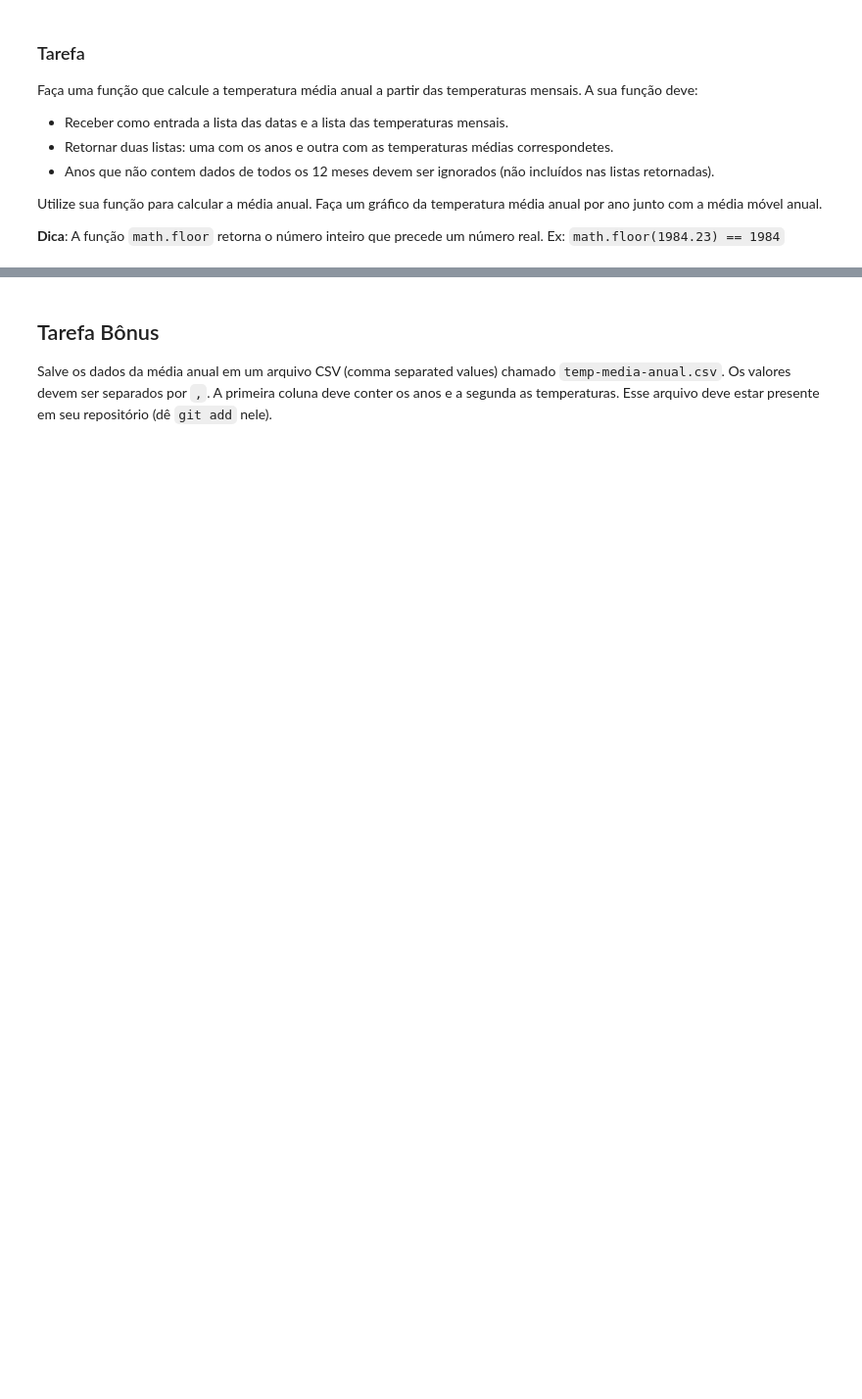
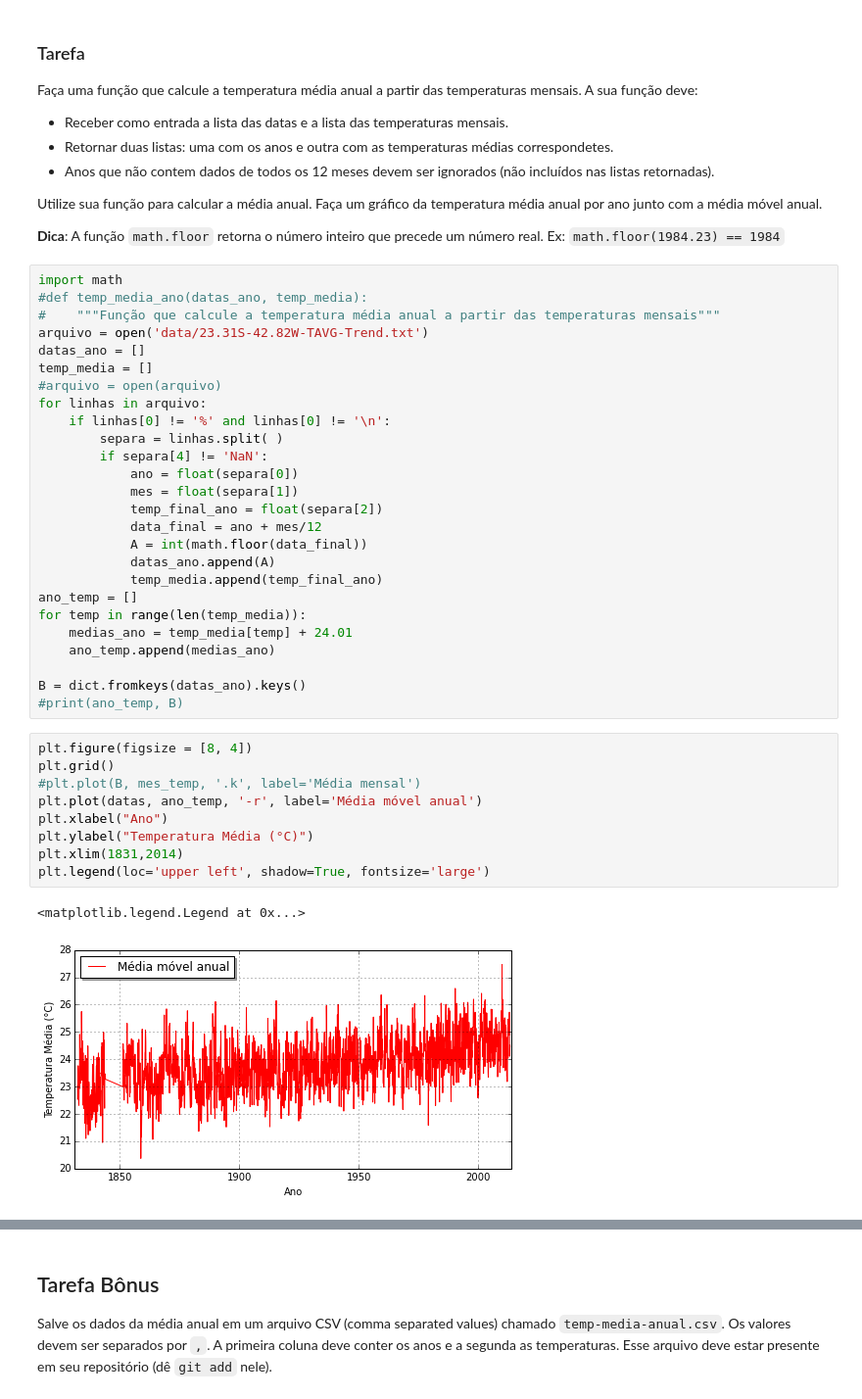
Before and after one commit to mat-esp-2015/capstone-tres_por_cento, a Jupyter notebook: capstone.ipynb, the cells around one changed output, grey strips where cells are left out. Shown at 98% size. Drawn from its saved outputs; the diff is of its cells as text; blank space fills up the shorter version.

```diff
--- a/capstone.ipynb
+++ b/capstone.ipynb
@@ -125,6 +146,44 @@ Faça uma função que calcule a temperatura média anual a partir das temperatu
 Utilize sua função para calcular a média anual. Faça um gráfico da temperatura média anual por ano junto com a média móvel anual.
 
 **Dica**: A função `math.floor` retorna o número inteiro que precede um número real. Ex: `math.floor(1984.23) == 1984`
+# %%
+import math
+#def temp_media_ano(datas_ano, temp_media):
+#    """Função que calcule a temperatura média anual a partir das temperaturas mensais"""
+arquivo = open('data/23.31S-42.82W-TAVG-Trend.txt')
+datas_ano = []
+temp_media = []
+#arquivo = open(arquivo)
+for linhas in arquivo:
+    if linhas[0] != '%' and linhas[0] != '\n':
+        separa = linhas.split( )
+        if separa[4] != 'NaN':
+            ano = float(separa[0])
+            mes = float(separa[1])
+            temp_final_ano = float(separa[2])
+            data_final = ano + mes/12
+            A = int(math.floor(data_final))
+            datas_ano.append(A)
+            temp_media.append(temp_final_ano)
+ano_temp = []
+for temp in range(len(temp_media)):
+    medias_ano = temp_media[temp] + 24.01
+    ano_temp.append(medias_ano)
+
+B = dict.fromkeys(datas_ano).keys()
+#print(ano_temp, B)
+# %%
+plt.figure(figsize = [8, 4])
+plt.grid()
+#plt.plot(B, mes_temp, '.k', label='Média mensal')
+plt.plot(datas, ano_temp, '-r', label='Média móvel anual')
+plt.xlabel("Ano")
+plt.ylabel("Temperatura Média (°C)")
+plt.xlim(1831,2014)
+plt.legend(loc='upper left', shadow=True, fontsize='large')
+# %% [output]
+<matplotlib.legend.Legend at 0x...>
+[figure, added]
 # %% [markdown]
 ### Resultado esperado
 
```
Also changed, not shown: parts of 4 cells of this notebook.
